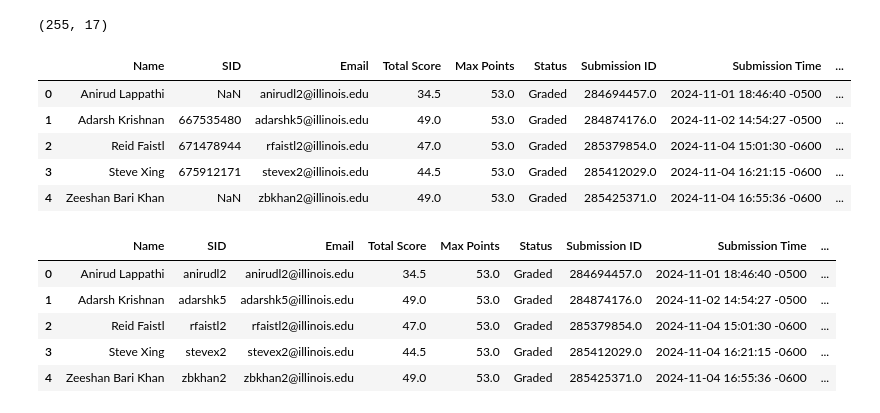
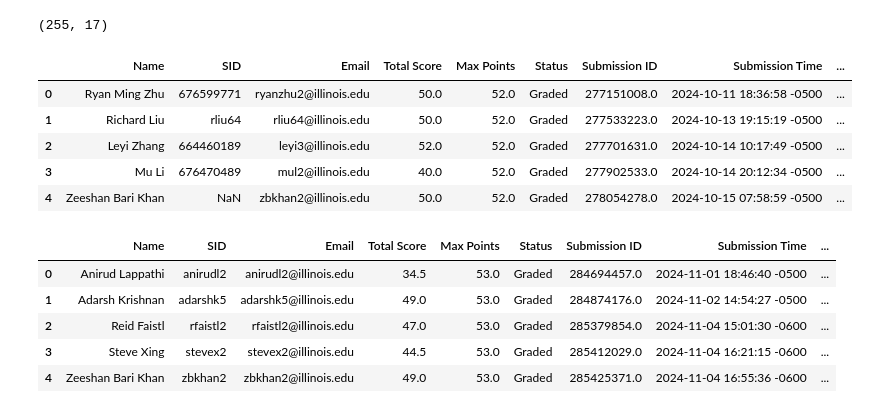
Before and after one commit to Fr4nk03/canvas_upload, a Jupyter notebook: CS361_grade_upload.ipynb, the cells around one changed output. Cells and saved outputs as stored; diff of their text form; code cells hidden in the pictures.

```diff
--- a/CS361_grade_upload.ipynb
+++ b/CS361_grade_upload.ipynb
@@ -2,15 +2,15 @@
 import pandas as pd
 import numpy as np
 # %%
-hw9_score = pd.read_csv("HW9_scores.csv")
-print(hw9_score.shape)
-hw9_score.head()
+hw_score = pd.read_csv("HW6_scores.csv")
+print(hw_score.shape)
+hw_score.head()
 # %% [output]
 (255, 17)
 |  | Name | SID | Email | Total Score | Max Points | Status | Submission ID | Submission Time | ... |
-| 0 | Anirud Lappathi | NaN | anirudl2@illinois.edu | 34.5 | 53.0 | Graded | 284694457.0 | 2024-11-01 18:46:40 -0500 | ... |
-| 1 | Adarsh Krishnan | 667535480 | adarshk5@illinois.edu | 49.0 | 53.0 | Graded | 284874176.0 | 2024-11-02 14:54:27 -0500 | ... |
-| 2 | Reid Faistl | 671478944 | rfaistl2@illinois.edu | 47.0 | 53.0 | Graded | 285379854.0 | 2024-11-04 15:01:30 -0600 | ... |
-| 3 | Steve Xing | 675912171 | stevex2@illinois.edu | 44.5 | 53.0 | Graded | 285412029.0 | 2024-11-04 16:21:15 -0600 | ... |
-| 4 | Zeeshan Bari Khan | NaN | zbkhan2@illinois.edu | 49.0 | 53.0 | Graded | 285425371.0 | 2024-11-04 16:55:36 -0600 | ... |
+| 0 | Ryan Ming Zhu | 676599771 | ryanzhu2@illinois.edu | 50.0 | 52.0 | Graded | 277151008.0 | 2024-10-11 18:36:58 -0500 | ... |
+| 1 | Richard Liu | rliu64 | rliu64@illinois.edu | 50.0 | 52.0 | Graded | 277533223.0 | 2024-10-13 19:15:19 -0500 | ... |
+| 2 | Leyi Zhang | 664460189 | leyi3@illinois.edu | 52.0 | 52.0 | Graded | 277701631.0 | 2024-10-14 10:17:49 -0500 | ... |
+| 3 | Mu Li | 676470489 | mul2@illinois.edu | 40.0 | 52.0 | Graded | 277902533.0 | 2024-10-14 20:12:34 -0500 | ... |
+| 4 | Zeeshan Bari Khan | NaN | zbkhan2@illinois.edu | 50.0 | 52.0 | Graded | 278054278.0 | 2024-10-15 07:58:59 -0500 | ... |
 # %%
```
Also changed, not shown: parts of 7 cells of this notebook, 1 other file.
